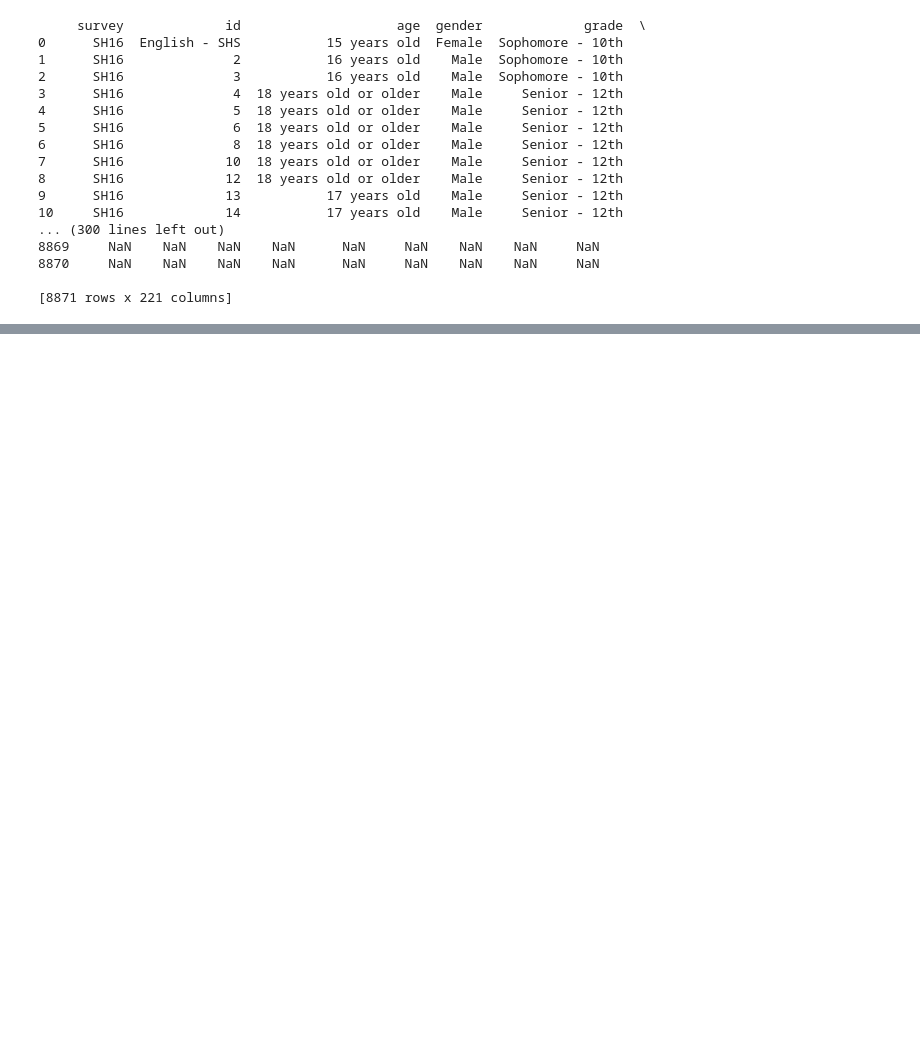
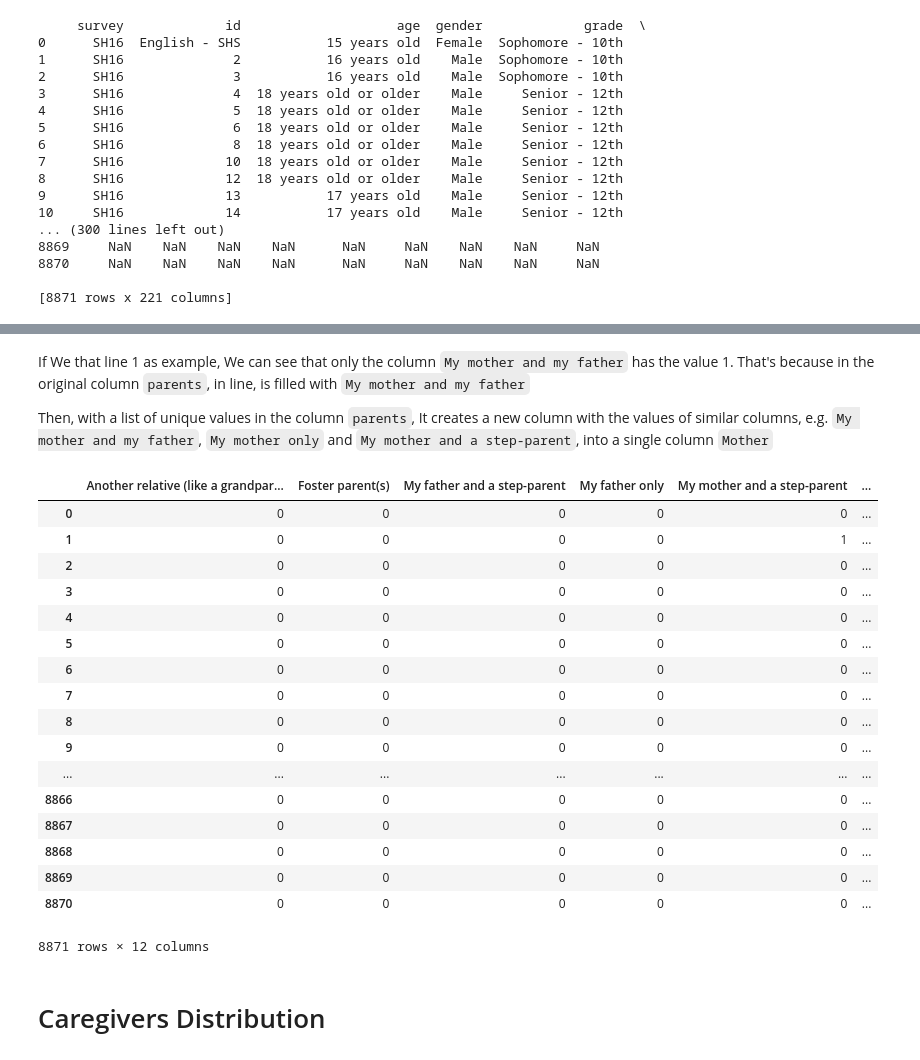
Before and after one commit to MozillaDataScience/outreachy-datascience-2018, a Jupyter notebook: proposals/12_brunapinos.ipynb, the cells around one changed output, grey strips where cells are left out. Cells and saved outputs as stored; diff of their text form; code cells hidden in the pictures; blank space fills up the shorter version.

````diff
--- a/proposals/12_brunapinos.ipynb
+++ b/proposals/12_brunapinos.ipynb
@@ -109,0 +90,47 @@ pd.crosstab( csv ['parents'], csv ['gender'], margins=True)
+# %% [markdown]
+If We that line 1 as example, We can see that only the column ```My mother and my father``` has the value 1. That's because in the original column ```parents```, in line, is filled with ```My mother and my father```
+
+Then, with a list of unique values in the column ```parents```, It creates a new column with the values of similar columns, e.g. ```My mother and my father```, ```My mother only``` and ```My mother and a step-parent```, into a single column ```Mother```
+# %%
+dummies = pd.get_dummies(school_df.parents)
+parents_values = school_df['parents'].unique()
+
+mother_list = []
+father_list = []
+step_list = []
+
+for value in parents_values:
+    if value.find('mother') != -1:
+        mother_list.append(value)
+        if value.find('step-parent') != -1:
+            step_list = [value]
+    elif value.find('father') != -1:
+        father_list = [value]
+        if value.find('step-parent') != -1:
+            step_list = [value]
+
+lists = [mother_list, father_list, step_list, 'Mother', 'Father', 'Step Parent']
+for i in range(0,3):
+    dummies = (pd.concat([dummies, dummies[lists[i]].sum(1)], axis=1)).rename(columns={0:lists[i+3]})
+dummies
+# %% [output]
+|  | Another relative (like a grandpar... | Foster parent(s) | My father and a step-parent | My father only | My mother and a step-parent | ... |
+| 0 | 0 | 0 | 0 | 0 | 0 | ... |
+| 1 | 0 | 0 | 0 | 0 | 1 | ... |
+| 2 | 0 | 0 | 0 | 0 | 0 | ... |
+| 3 | 0 | 0 | 0 | 0 | 0 | ... |
+| 4 | 0 | 0 | 0 | 0 | 0 | ... |
+| 5 | 0 | 0 | 0 | 0 | 0 | ... |
+| 6 | 0 | 0 | 0 | 0 | 0 | ... |
+| 7 | 0 | 0 | 0 | 0 | 0 | ... |
+| 8 | 0 | 0 | 0 | 0 | 0 | ... |
+| 9 | 0 | 0 | 0 | 0 | 0 | ... |
+| ... | ... | ... | ... | ... | ... | ... |
+| 8866 | 0 | 0 | 0 | 0 | 0 | ... |
+| 8867 | 0 | 0 | 0 | 0 | 0 | ... |
+| 8868 | 0 | 0 | 0 | 0 | 0 | ... |
+| 8869 | 0 | 0 | 0 | 0 | 0 | ... |
+| 8870 | 0 | 0 | 0 | 0 | 0 | ... |
+8871 rows × 12 columns
+# %% [markdown]
+# Caregivers Distribution
````
Also changed, not shown: parts of 27 cells of this notebook.
